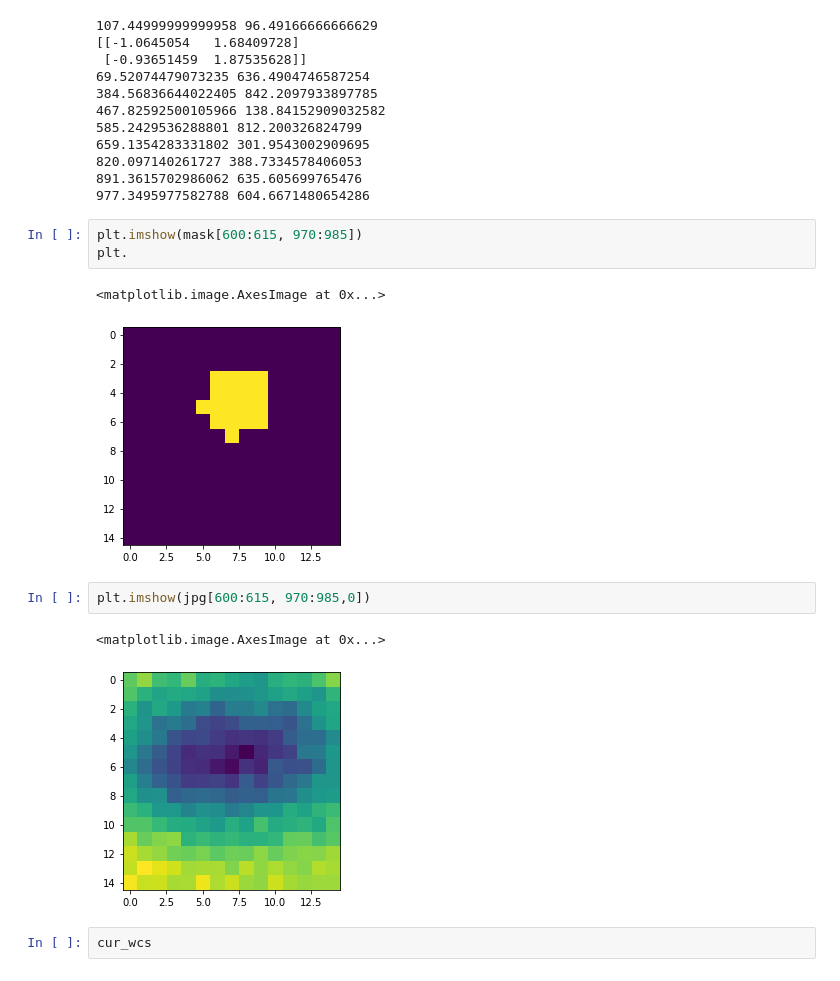
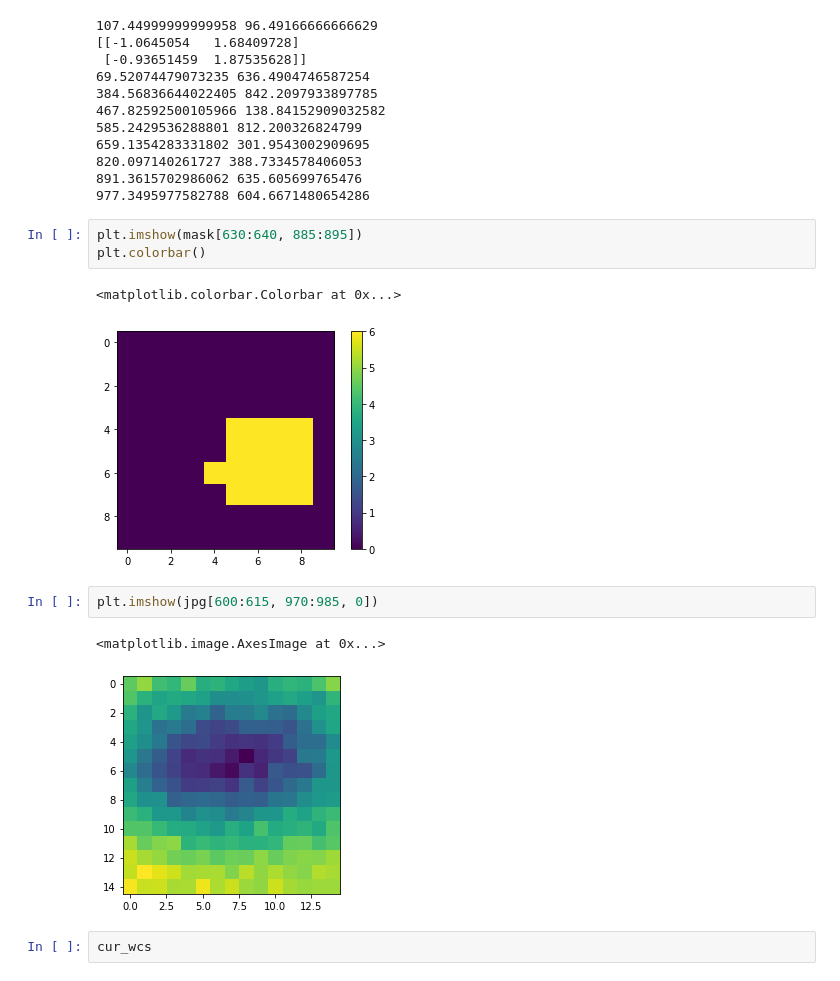
Before and after one commit to Sulla2012/ml-clusters, a Jupyter notebook: stamper_full.ipynb, the cells around one changed output. Drawn from its saved outputs; the diff is of its cells as text.

```diff
--- a/stamper_full.ipynb
+++ b/stamper_full.ipynb
@@ -104,17 +104,17 @@ for key in clipCoordsDict.keys():
 820.097140261727 388.7334578406053
 891.3615702986062 635.605699765476
 977.3495977582788 604.6671480654286
+# %%
+plt.imshow(mask[630:640, 885:895])
+plt.colorbar()
+# %% [output]
+<matplotlib.colorbar.Colorbar at 0x...>
+[figure, added]
 # %%
-plt.imshow(mask[600:615, 970:985])
-plt.
+plt.imshow(jpg[600:615, 970:985, 0])
 # %% [output]
 <matplotlib.image.AxesImage at 0x...>
-[figure, old version]
+[figure, new version]
-# %%
-plt.imshow(jpg[600:615, 970:985,0])
-# %% [output]
-<matplotlib.image.AxesImage at 0x...>
-[figure, removed]
 # %%
 cur_wcs
 # %% [output]
```
